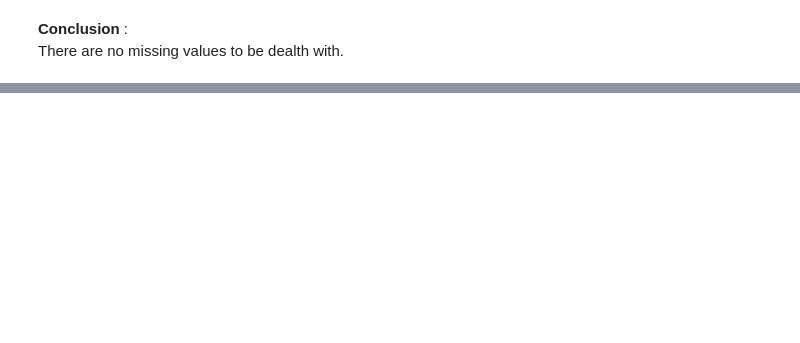
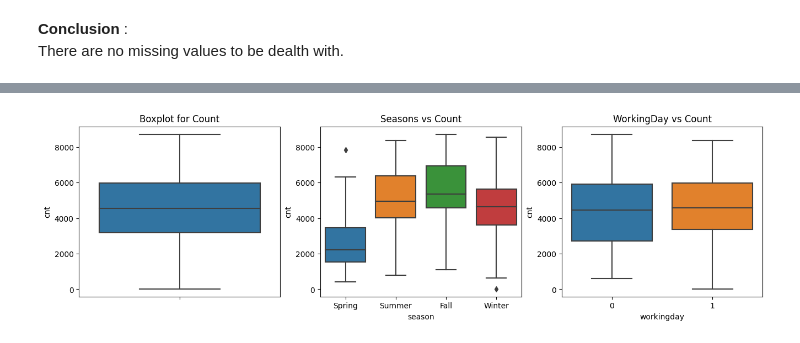
Before and after one commit to jaegarbomb/BikeSharing, a Jupyter notebook: Bike_Sharing_Analysis.ipynb, the cells around one changed output, grey strips where cells are left out. Saved outputs shown, nothing was run; the diff lists cells and outputs as text; code cells hidden in the pictures; blank space fills up the shorter version.

```diff
--- a/Bike_Sharing_Analysis.ipynb
+++ b/Bike_Sharing_Analysis.ipynb
@@ -49,0 +147,15 @@ master.drop(["instant"], axis=1, inplace=True);
+# %%
+fig, ax = plt.subplots(1,3, figsize=(16,4))
+
+sns.boxplot(data=data,y="cnt",ax=ax[0])
+ax[0].set_title("Boxplot for Count")
+
+sns.boxplot(data=data,y="cnt",x="season",ax=ax[1])
+ax[1].set_title("Seasons vs Count")
+
+sns.boxplot(data=data,y="cnt",x="workingday",ax=ax[2])
+ax[2].set_title("WorkingDay vs Count")
+
+plt.show()
+# %% [output]
+[figure, added]
```
Also changed, not shown: parts of 20 cells of this notebook, 1 other file.
